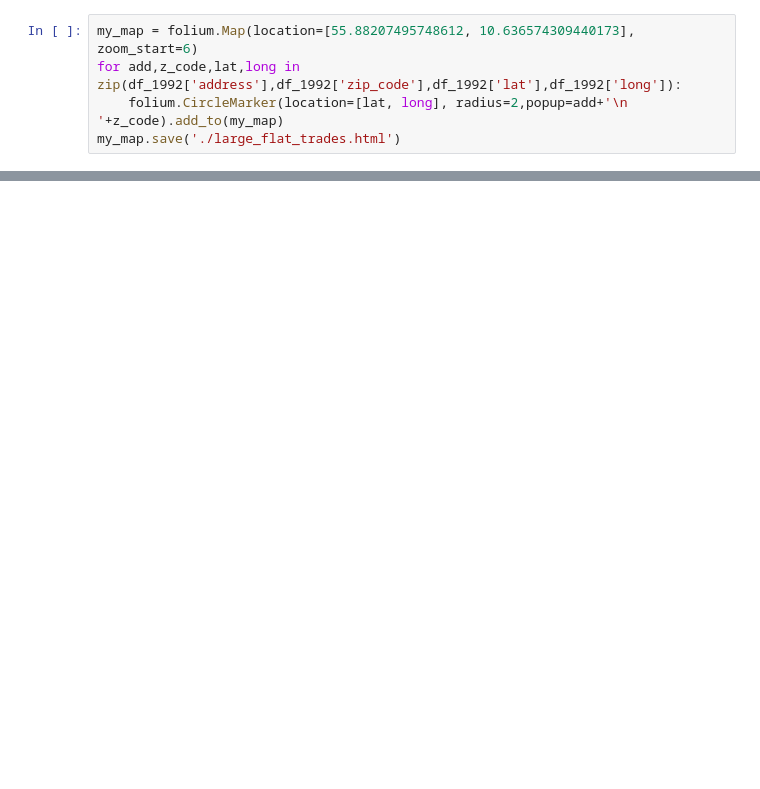
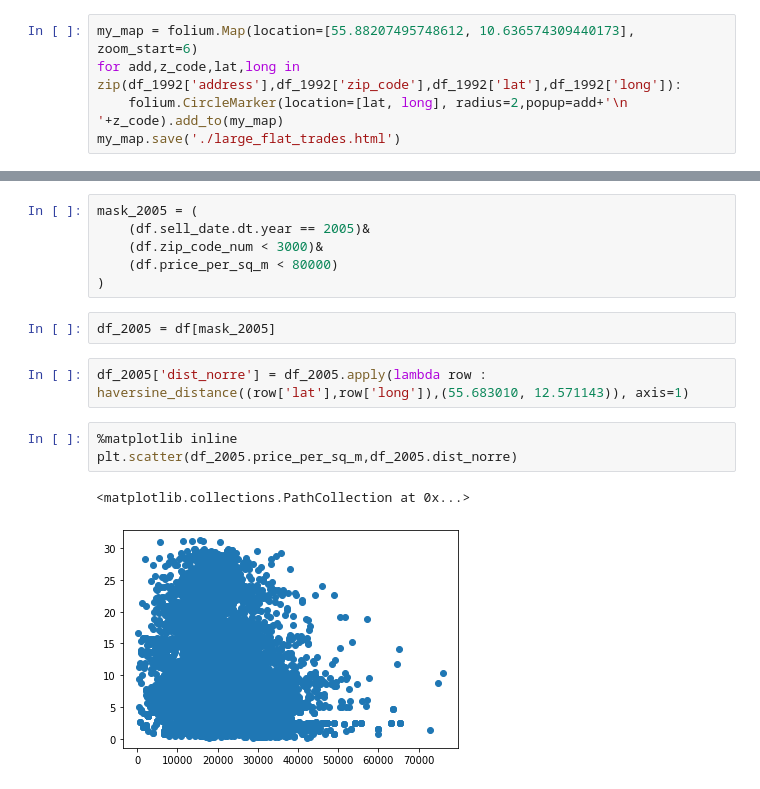
Before and after one commit to pravien/Business-Intelligence, a Jupyter notebook: assignment-3/Assignment-3.ipynb, the cells around one changed output, grey strips where cells are left out. Drawn from its saved outputs; the diff is of its cells as text; blank space fills up the shorter version.

```diff
--- a/assignment-3/Assignment-3.ipynb
+++ b/assignment-3/Assignment-3.ipynb
@@ -132,0 +141,16 @@ IFrame(src='./large_flat_trades.html', width=700, height=600)
+# %%
+mask_2005 = (
+    (df.sell_date.dt.year == 2005)&
+    (df.zip_code_num < 3000)&
+    (df.price_per_sq_m < 80000)
+)
+# %%
+df_2005 = df[mask_2005]
+# %%
+df_2005['dist_norre'] = df_2005.apply(lambda row : haversine_distance((row['lat'],row['long']),(55.683010, 12.571143)), axis=1)
+# %%
+%matplotlib inline
+plt.scatter(df_2005.price_per_sq_m,df_2005.dist_norre)
+# %% [output]
+<matplotlib.collections.PathCollection at 0x...>
+[figure, added]
```
Also changed, not shown: parts of 8 cells of this notebook.
